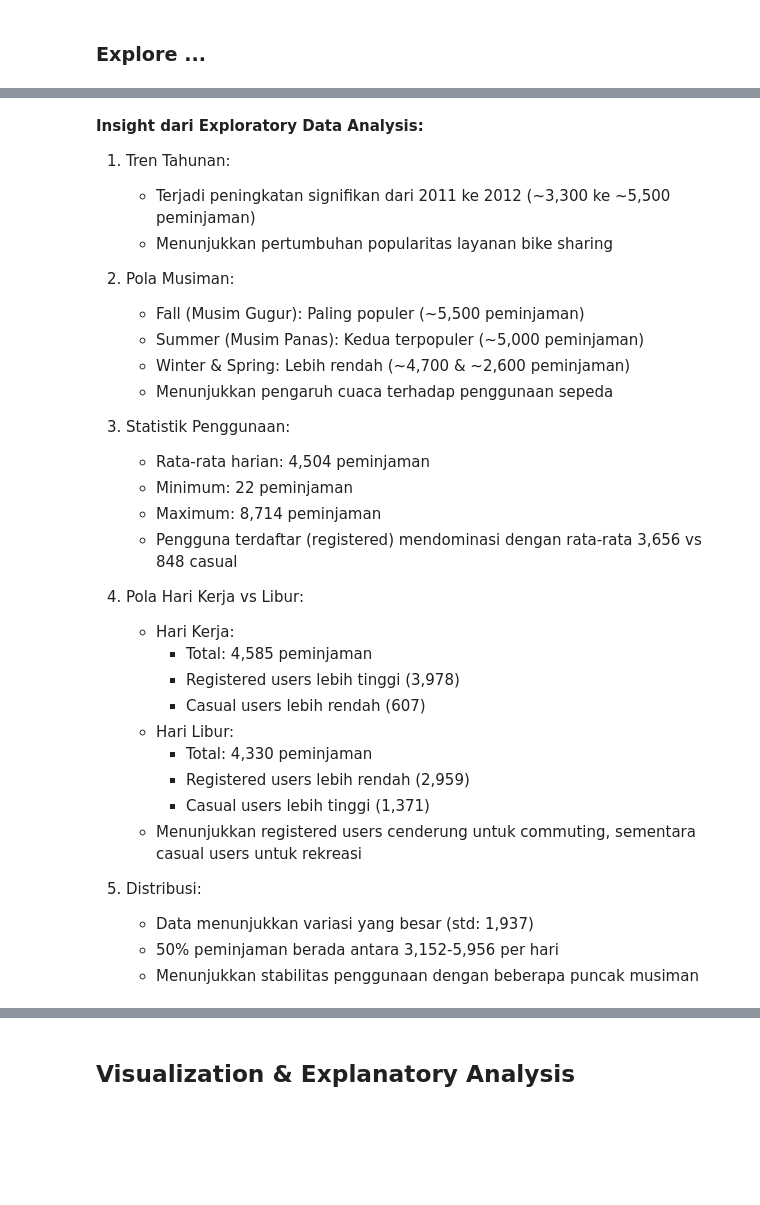
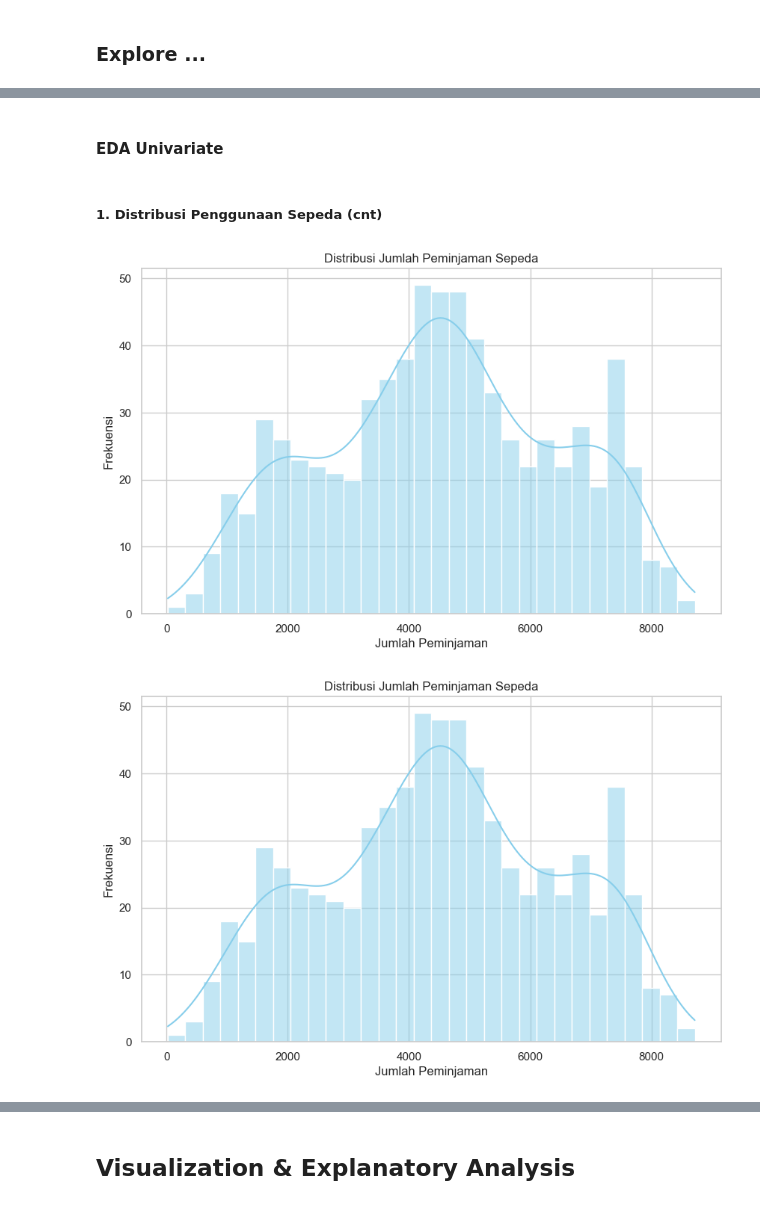
Before and after one commit to z0zero/Submission-Proyek-Analisis-Data, a Jupyter notebook: notebook.ipynb, the cells around one changed output, grey strips where cells are left out. Cells and saved outputs as stored; diff of their text form; code cells hidden in the pictures; blank space fills up the shorter version.

Commit message:
Refactor notebook.ipynb: Update execution counts, clean up code cells, and enhance output formatting for clarity

```diff
--- a/notebook.ipynb
+++ b/notebook.ipynb
@@ -402,34 +574,28 @@ workingday
-# %% [markdown]
-**Insight dari Exploratory Data Analysis:**
-
-1. Tren Tahunan:
-   * Terjadi peningkatan signifikan dari 2011 ke 2012 (~3,300 ke ~5,500 peminjaman)
-   * Menunjukkan pertumbuhan popularitas layanan bike sharing
-
-2. Pola Musiman:
-   * Fall (Musim Gugur): Paling populer (~5,500 peminjaman)
-   * Summer (Musim Panas): Kedua terpopuler (~5,000 peminjaman)
-   * Winter & Spring: Lebih rendah (~4,700 & ~2,600 peminjaman)
-   * Menunjukkan pengaruh cuaca terhadap penggunaan sepeda
-
-3. Statistik Penggunaan:
-   * Rata-rata harian: 4,504 peminjaman
-   * Minimum: 22 peminjaman
-   * Maximum: 8,714 peminjaman
-   * Pengguna terdaftar (registered) mendominasi dengan rata-rata 3,656 vs 848 casual
-
-4. Pola Hari Kerja vs Libur:
-   * Hari Kerja:
-     - Total: 4,585 peminjaman
-     - Registered users lebih tinggi (3,978)
-     - Casual users lebih rendah (607)
-   * Hari Libur:
-     - Total: 4,330 peminjaman
-     - Registered users lebih rendah (2,959)
-     - Casual users lebih tinggi (1,371)
-   * Menunjukkan registered users cenderung untuk commuting, sementara casual users untuk rekreasi
-
-5. Distribusi:
-   * Data menunjukkan variasi yang besar (std: 1,937)
-   * 50% peminjaman berada antara 3,152-5,956 per hari
-   * Menunjukkan stabilitas penggunaan dengan beberapa puncak musiman
+# %%
+# Mengatur ukuran figure matplotlib
+plt.rcParams['figure.figsize'] = (15, 6)
+sns.set(style="whitegrid")
+# %% [markdown]
+#### EDA Univariate
+# %% [markdown]
+##### 1. Distribusi Penggunaan Sepeda (cnt)
+# %%
+# Distribusi Penggunaan Sepeda (Univariate)
+plt.figure(figsize=(10, 6))
+sns.histplot(df_day_clean['cnt'], bins=30, kde=True, color='skyblue')
+plt.title('Distribusi Jumlah Peminjaman Sepeda')
+plt.xlabel('Jumlah Peminjaman')
+plt.ylabel('Frekuensi')
+plt.show()
+# %% [output]
+[figure, added]
+# %%
+   # Analisis Univariate untuk Jumlah Peminjaman Sepeda
+   plt.figure(figsize=(10,6))
+   sns.histplot(df_day_clean['cnt'], bins=30, kde=True, color='skyblue')
+   plt.title('Distribusi Jumlah Peminjaman Sepeda')
+   plt.xlabel('Jumlah Peminjaman')
+   plt.ylabel('Frekuensi')
+   plt.show()
+# %% [output]
+[figure, added]
```
Also changed, not shown: parts of 105 cells of this notebook.
